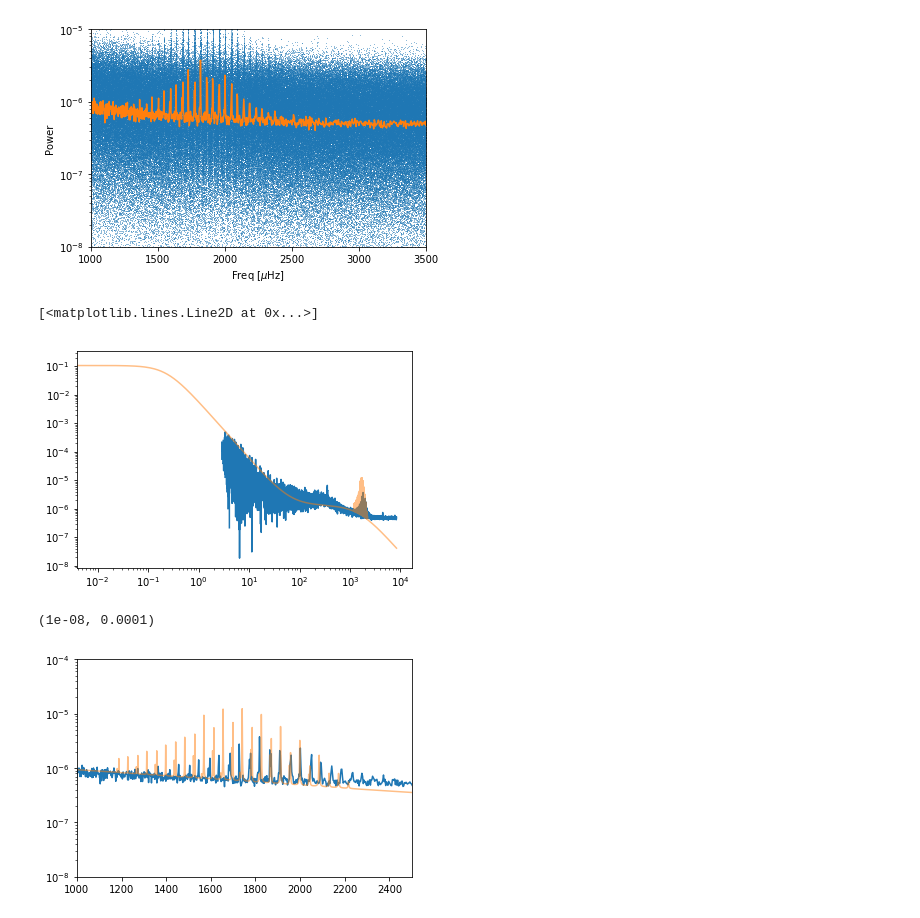
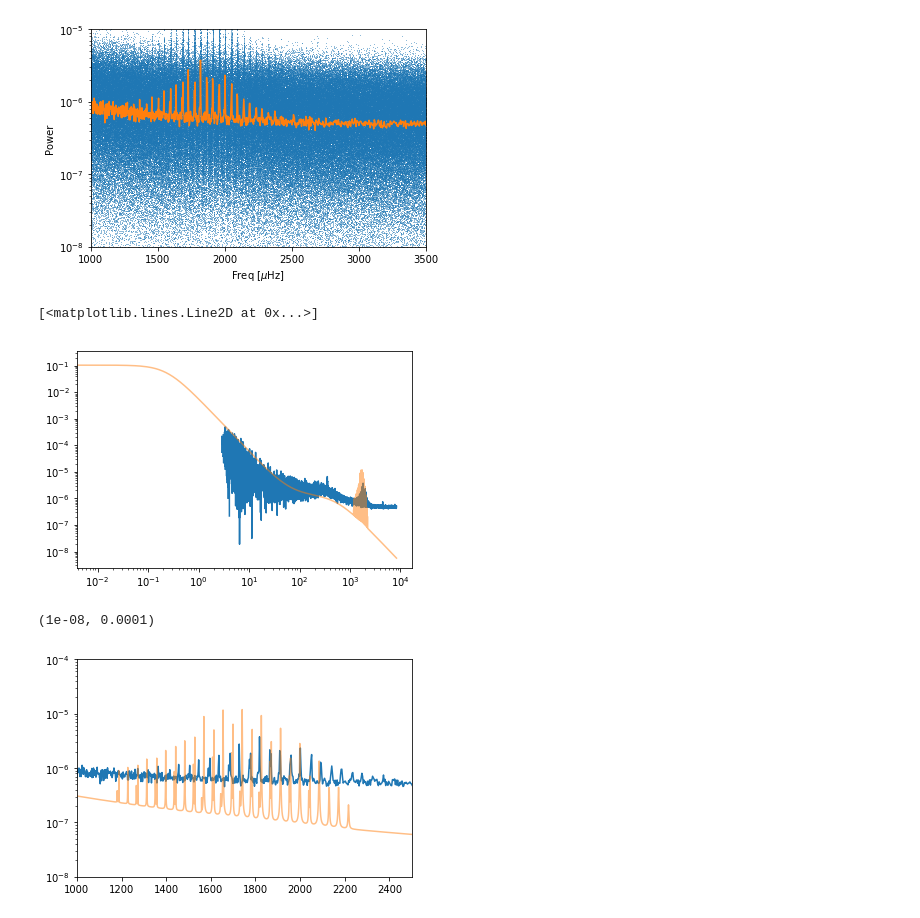
Before and after one commit to bmorris3/shocksgo, a Jupyter notebook: notebooks/validation_KIC6603624.ipynb, the cells around one changed output. Drawn from its saved outputs; the diff is of its cells as text; code cells hidden in the pictures.

```diff
--- a/notebooks/validation_KIC6603624.ipynb
+++ b/notebooks/validation_KIC6603624.ipynb
@@ -136,18 +136,18 @@ from shocksgo import generate_stellar_fluxes
 # %%
 from astropy.constants import M_sun, L_sun
 import astropy.units as u
 
 M = 1.031 * M_sun #  KIC
 T_eff = 5581.50 * u.K # Gaia DR2
 L = 1.627 * L_sun # Gaia DR2
-fluxes, kernel = generate_stellar_fluxes(size=1e5, M=M, T_eff=T_eff, L=L)
+fluxes, kernel = generate_stellar_fluxes(size=1e5, M=M, T_eff=T_eff, L=3L)
 
 plt.loglog(binned_freq, binned_power)
 
 plt.loglog(freqs, kernel.get_psd(2*np.pi*freqs*1e-6), alpha=0.5)
 # %% [output]
 [<matplotlib.lines.Line2D at 0x...>]
-[figure, old version]
+[figure, new version]
 # %%
 plt.semilogy(binned_freq, binned_power)
 
@@ -156,4 +156,4 @@ plt.xlim([1000, 2500])
 plt.ylim([1e-8, 1e-4])
 # %% [output]
 (1e-08, 0.0001)
-[figure, old version]
+[figure, new version]
```
Also changed, not shown: 4 other files.
